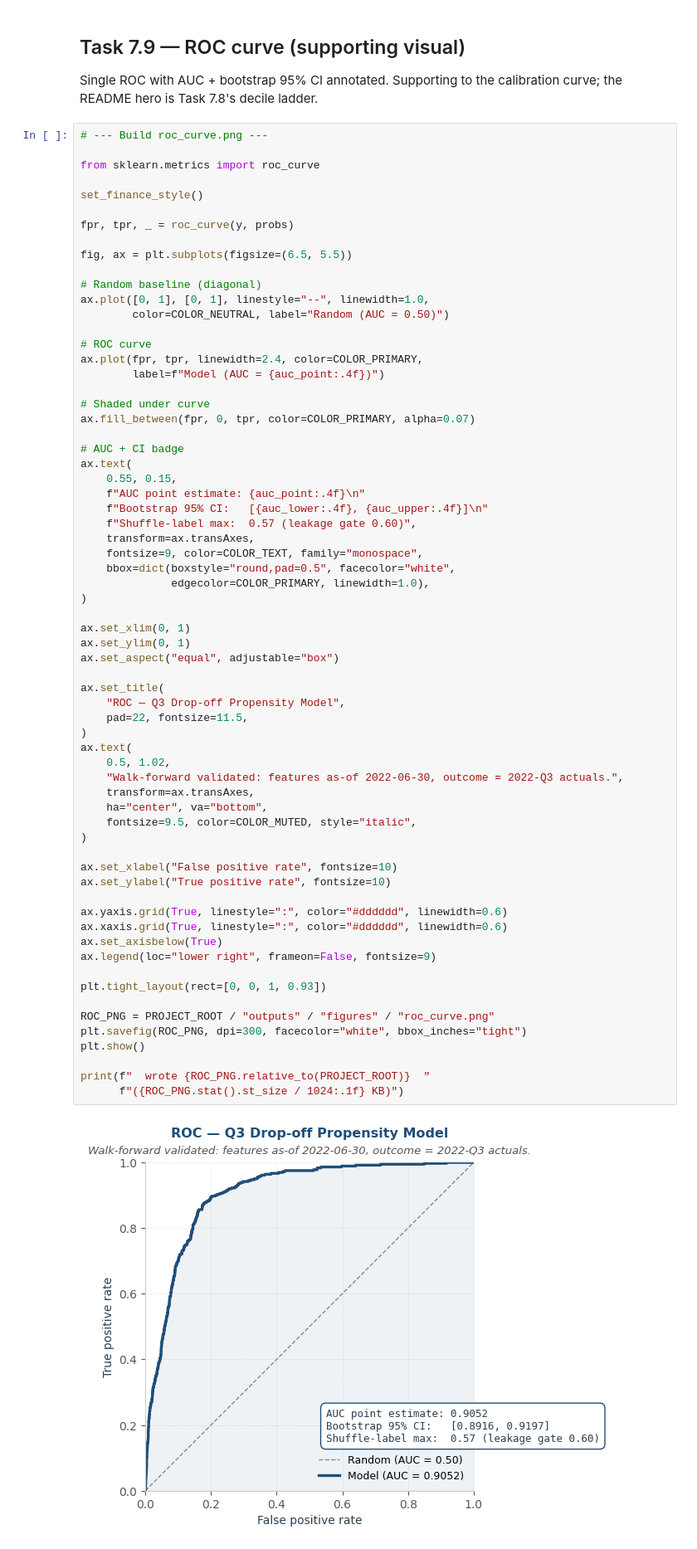
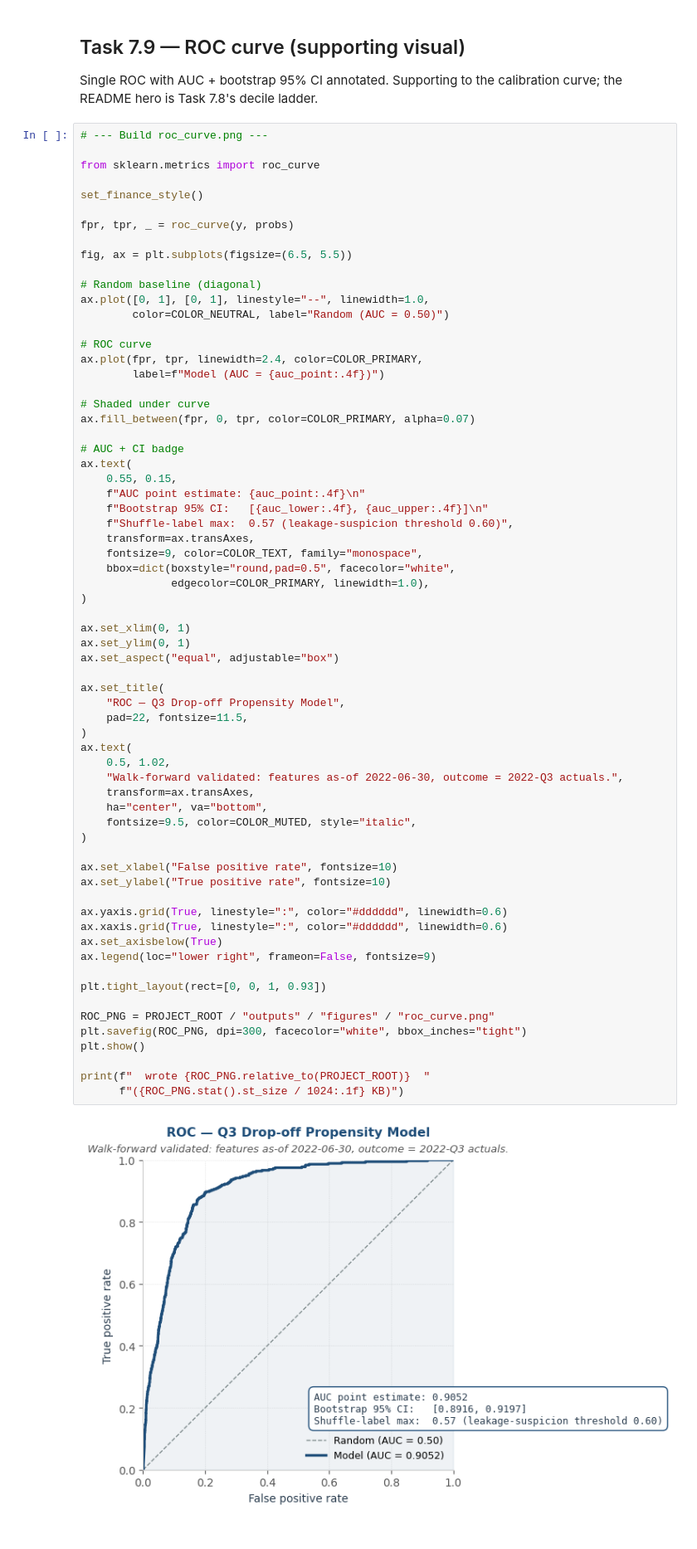
Before and after one commit to lilwan345/amazon-revenue-analytics, a Jupyter notebook: notebooks/02_layer2_rar.ipynb, the cells around one changed output. Shown at 83% size. Drawn from its saved outputs; the diff is of its cells as text.

```diff
--- a/notebooks/02_layer2_rar.ipynb
+++ b/notebooks/02_layer2_rar.ipynb
@@ -1838,7 +1838,7 @@ ax.text(
     0.55, 0.15,
     f"AUC point estimate: {auc_point:.4f}\n"
     f"Bootstrap 95% CI:   [{auc_lower:.4f}, {auc_upper:.4f}]\n"
-    f"Shuffle-label max:  0.57 (leakage gate 0.60)",
+    f"Shuffle-label max:  0.57 (leakage-suspicion threshold 0.60)",
     transform=ax.transAxes,
     fontsize=9, color=COLOR_TEXT, family="monospace",
     bbox=dict(boxstyle="round,pad=0.5", facecolor="white",
@@ -1851,31 +1851,31 @@ ax.set_aspect("equal", adjustable="box")
 
 ax.set_title(
     "ROC — Q3 Drop-off Propensity Model",
     pad=22, fontsize=11.5,
 )
 ax.text(
     0.5, 1.02,
     "Walk-forward validated: features as-of 2022-06-30, outcome = 2022-Q3 actuals.",
     transform=ax.transAxes,
     ha="center", va="bottom",
     fontsize=9.5, color=COLOR_MUTED, style="italic",
 )
 
 ax.set_xlabel("False positive rate", fontsize=10)
 ax.set_ylabel("True positive rate", fontsize=10)
 
 ax.yaxis.grid(True, linestyle=":", color="#dddddd", linewidth=0.6)
 ax.xaxis.grid(True, linestyle=":", color="#dddddd", linewidth=0.6)
 ax.set_axisbelow(True)
 ax.legend(loc="lower right", frameon=False, fontsize=9)
 
 plt.tight_layout(rect=[0, 0, 1, 0.93])
 
 ROC_PNG = PROJECT_ROOT / "outputs" / "figures" / "roc_curve.png"
 plt.savefig(ROC_PNG, dpi=300, facecolor="white", bbox_inches="tight")
 plt.show()
 
 print(f"  wrote {ROC_PNG.relative_to(PROJECT_ROOT)}  "
       f"({ROC_PNG.stat().st_size / 1024:.1f} KB)")
 # %% [output]
-[figure, old version]
+[figure, new version]
```
Also changed, not shown: parts of 7 cells of this notebook, 3 other files.
